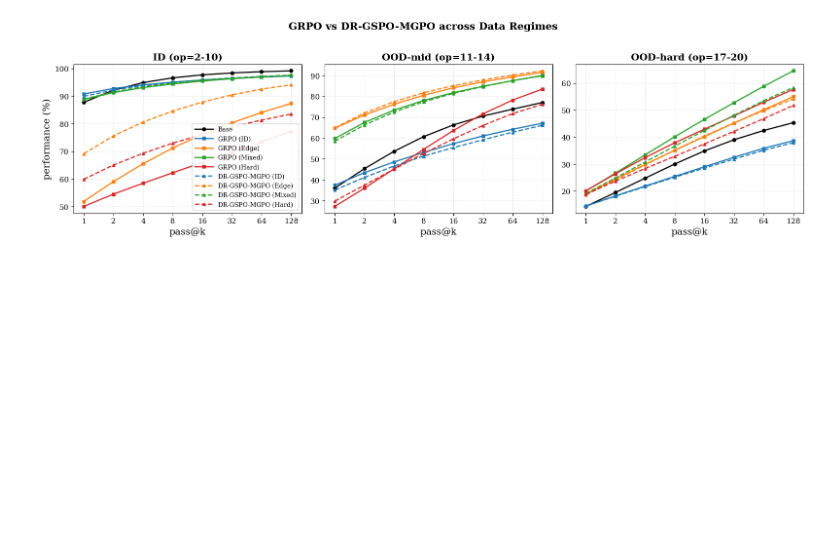
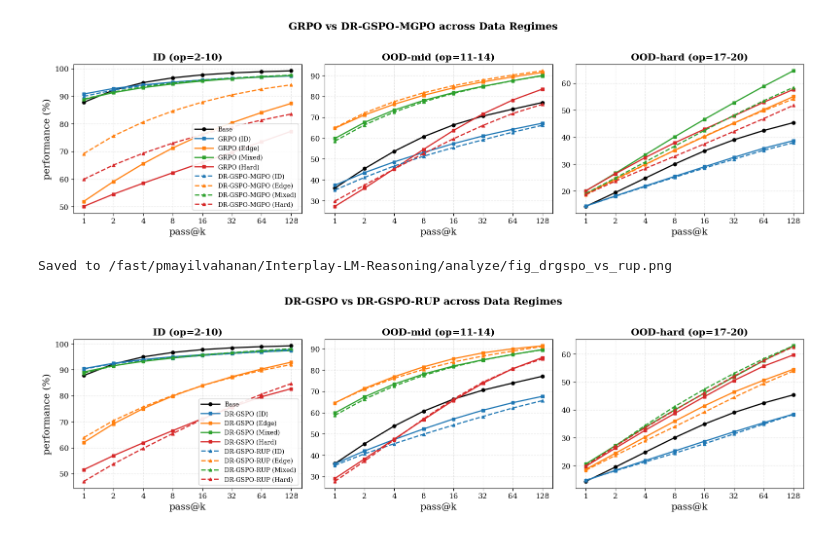
Before and after one commit to FanfeiLi/Interplay-LM-Reasoning, a Jupyter notebook: analyze/results.ipynb, the cells around one changed output. Saved outputs shown, nothing was run; the diff lists cells and outputs as text; code cells hidden in the pictures; blank space fills up the shorter version.

```diff
--- a/analyze/results.ipynb
+++ b/analyze/results.ipynb
@@ -442,3 +443,66 @@ fig5 = plot_pass_at_k(
 # %% [output]
 Saved to /fast/pmayilvahanan/Interplay-LM-Reasoning/analyze/fig_grpo_vs_mgpo.png
 [figure]
+# %%
+# ── Plot 6: DR-GSPO vs DR-GSPO-RUP ────────────────────────────────────────────
+# Compare standard DR-GSPO with RUP variant across all data regimes
+
+run_groups_drgspo_vs_rup = {
+    "Base":                 ["base_model_eval_pass128"],
+    "DR-GSPO (ID)":         ["dr_gspo_id"],
+    "DR-GSPO (Edge)":       ["dr_gspo_edge"],
+    "DR-GSPO (Mixed)":      ["dr_gspo_mixed"],
+    "DR-GSPO (Hard)":       ["dr_gspo_hard"],
+    "DR-GSPO-RUP (ID)":     ["dr_gspo_rup_id"],
+    "DR-GSPO-RUP (Edge)":   ["dr_gspo_rup_edge"],
+    "DR-GSPO-RUP (Mixed)":  ["dr_gspo_rup_mixed"],
+    "DR-GSPO-RUP (Hard)":   ["dr_gspo_rup_hard"],
+}
+
+colors_drgspo_rup = {
+    "Base":                 "black",
+    "DR-GSPO (ID)":         "#1f77b4",   # blue
+    "DR-GSPO (Edge)":       "#ff7f0e",   # orange
+    "DR-GSPO (Mixed)":      "#2ca02c",   # green
+    "DR-GSPO (Hard)":       "#d62728",   # red
+    "DR-GSPO-RUP (ID)":     "#1f77b4",   # blue (dashed)
+    "DR-GSPO-RUP (Edge)":   "#ff7f0e",   # orange (dashed)
+    "DR-GSPO-RUP (Mixed)":  "#2ca02c",   # green (dashed)
+    "DR-GSPO-RUP (Hard)":   "#d62728",   # red (dashed)
+}
+
+markers_drgspo_rup = {
+    "Base":                 "o",
+    "DR-GSPO (ID)":         "s",
+    "DR-GSPO (Edge)":       "s",
+    "DR-GSPO (Mixed)":      "s",
+    "DR-GSPO (Hard)":       "s",
+    "DR-GSPO-RUP (ID)":     "^",
+    "DR-GSPO-RUP (Edge)":   "^",
+    "DR-GSPO-RUP (Mixed)":  "^",
+    "DR-GSPO-RUP (Hard)":   "^",
+}
+
+linestyles_drgspo_rup = {
+    "Base":                 "-",
+    "DR-GSPO (ID)":         "-",
+    "DR-GSPO (Edge)":       "-",
+    "DR-GSPO (Mixed)":      "-",
+    "DR-GSPO (Hard)":       "-",
+    "DR-GSPO-RUP (ID)":     "--",
+    "DR-GSPO-RUP (Edge)":   "--",
+    "DR-GSPO-RUP (Mixed)":  "--",
+    "DR-GSPO-RUP (Hard)":   "--",
+}
+
+fig6 = plot_pass_at_k(
+    run_groups_drgspo_vs_rup,
+    title="DR-GSPO vs DR-GSPO-RUP across Data Regimes",
+    colors=colors_drgspo_rup,
+    markers=markers_drgspo_rup,
+    linestyles=linestyles_drgspo_rup,
+    save_path="/fast/pmayilvahanan/Interplay-LM-Reasoning/analyze/fig_drgspo_vs_rup.png",
+)
+# %% [output]
+Saved to /fast/pmayilvahanan/Interplay-LM-Reasoning/analyze/fig_drgspo_vs_rup.png
+[figure, added]
```
Also changed, not shown: parts of 9 cells of this notebook, 8 other files.
